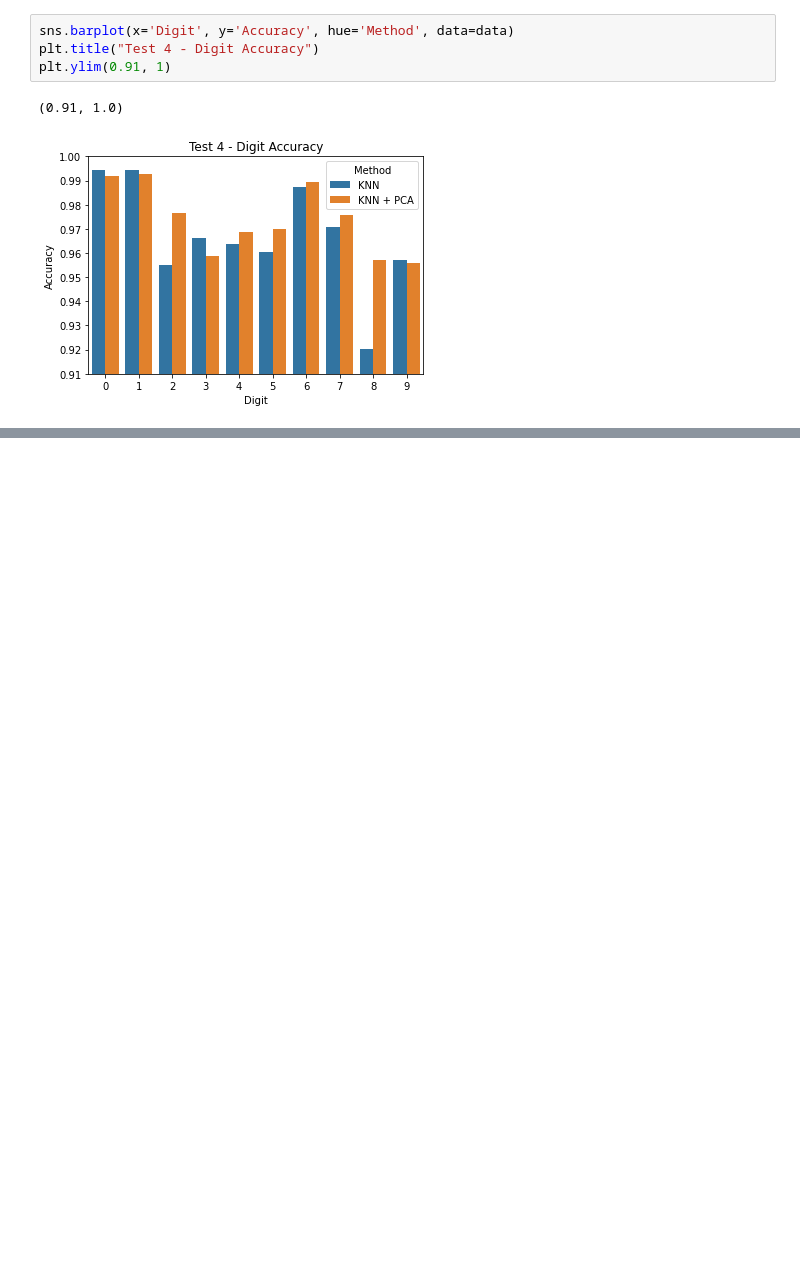
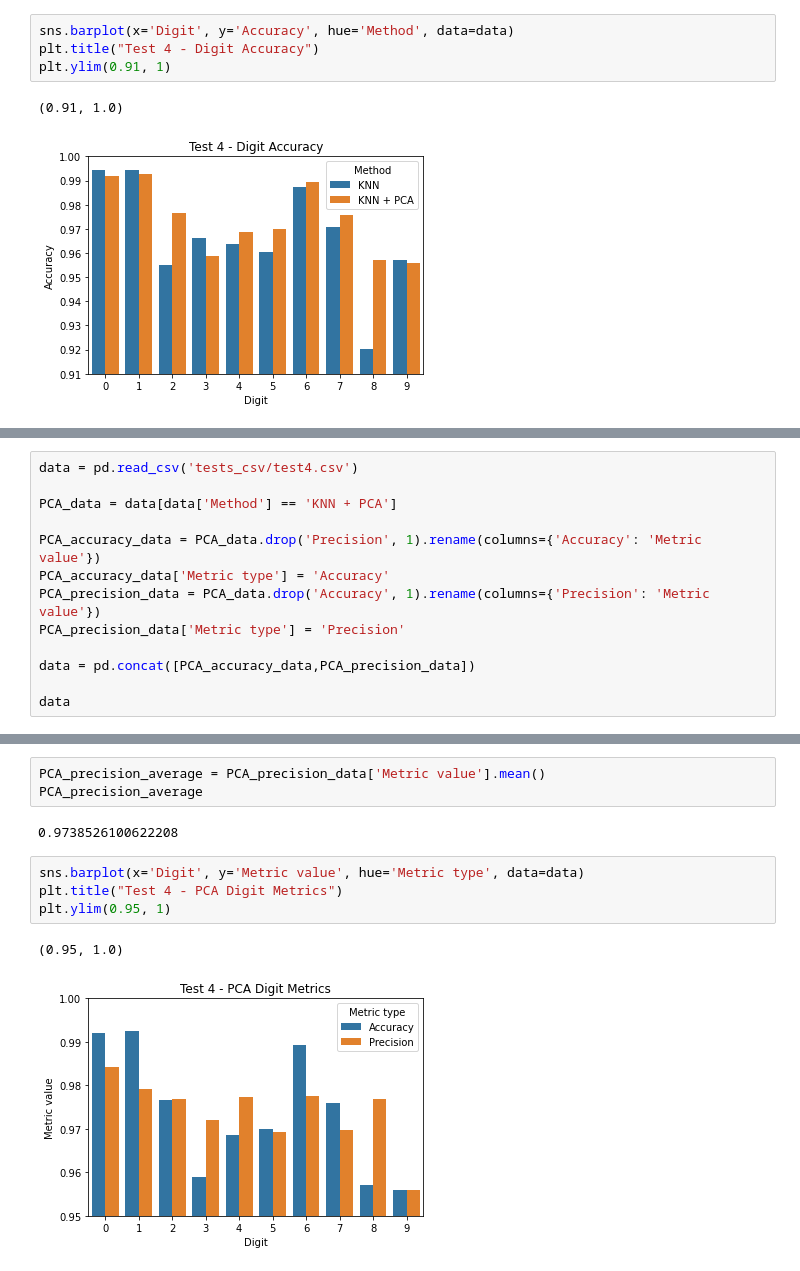
Before and after one commit to brianarrondo/metnum-tp2, a Jupyter notebook: notebooks/graphics.ipynb, the cells around one changed output, grey strips where cells are left out. Cells and saved outputs as stored; diff of their text form; blank space fills up the shorter version.

```diff
--- a/notebooks/graphics.ipynb
+++ b/notebooks/graphics.ipynb
@@ -163,0 +207,13 @@ plt.ylim(0.91, 1)
+# %%
+data = pd.read_csv('tests_csv/test4.csv')
+
+PCA_data = data[data['Method'] == 'KNN + PCA']
+
+PCA_accuracy_data = PCA_data.drop('Precision', 1).rename(columns={'Accuracy': 'Metric value'})
+PCA_accuracy_data['Metric type'] = 'Accuracy'
+PCA_precision_data = PCA_data.drop('Accuracy', 1).rename(columns={'Precision': 'Metric value'})
+PCA_precision_data['Metric type'] = 'Precision'
+
+data = pd.concat([PCA_accuracy_data,PCA_precision_data])
+
+data
@@ -163,0 +238,12 @@ plt.ylim(0.91, 1)
+# %%
+PCA_precision_average = PCA_precision_data['Metric value'].mean()
+PCA_precision_average
+# %% [output]
+0.9738526100622208
+# %%
+sns.barplot(x='Digit', y='Metric value', hue='Metric type', data=data)
+plt.title("Test 4 - PCA Digit Metrics")
+plt.ylim(0.95, 1)
+# %% [output]
+(0.95, 1.0)
+[figure, added]
```
Also changed, not shown: parts of 5 cells of this notebook.
